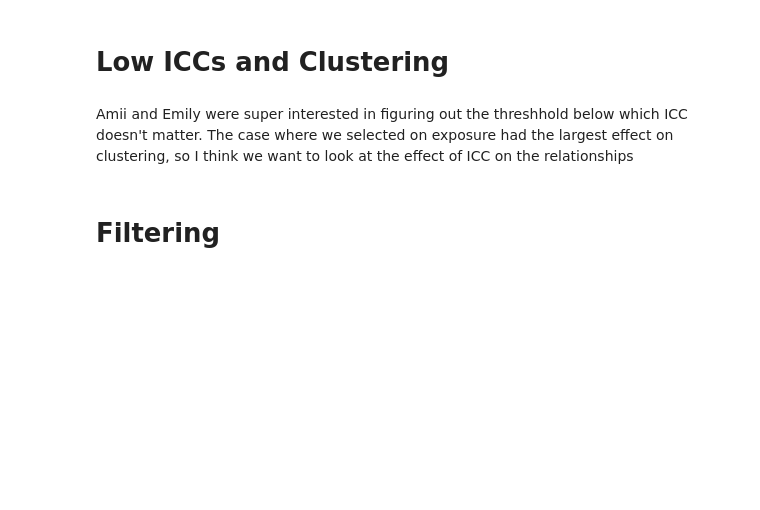
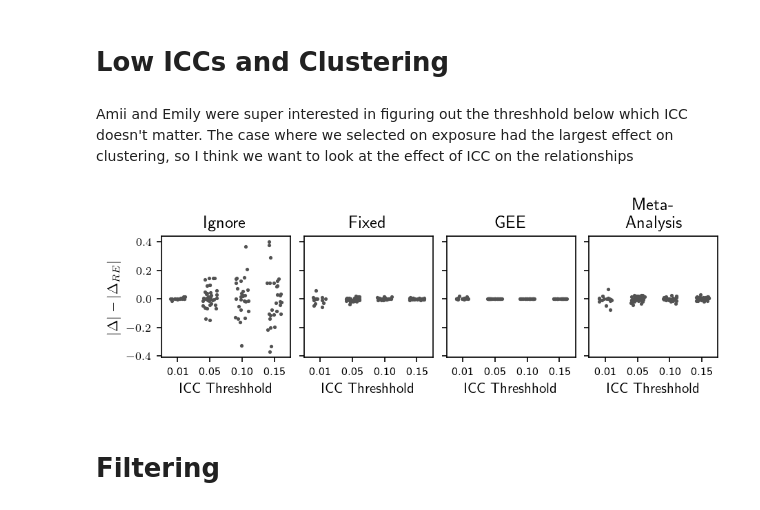
Before and after one commit to jwdebelius/theseus-autopsy, a Jupyter notebook: ipynb/Simulations.ipynb, the cells around one changed output. Cells and saved outputs as stored; diff of their text form; code cells hidden in the pictures; blank space fills up the shorter version.

```diff
--- a/ipynb/Simulations.ipynb
+++ b/ipynb/Simulations.ipynb
@@ -2221,20 +2148,22 @@ worst_case_lo_w['icc_cat'] = worst_case_lo_w['icc'].apply(
 # %%
 fig, axes = plt.subplots(1, 4, sharey=True,
                          dpi=150, constrained_layout=True, figsize=(6, 2))
 for i, (ax0, tech) in enumerate(zip(*(axes, ['ignore', 'fixed', 'gee', 'meta']))):
     sn.stripplot(x='icc_cat', y=tech, data=wc_from_lme,
                  marker='.', s=5, jitter=0.225, color='#525252',
                  ax=ax0)
-    ax0.set_ylabel('$|\\Delta| - |\\Delta_{LME}|$')
+    ax0.set_ylabel('$|\\Delta| - |\\Delta_{RE}|$')
     ax0.yaxis.get_label().set_visible(i == 0)
     ax0.yaxis.set_tick_params(left=True, labelleft=(i == 0), labelsize=8)
     ax0.set_xticks(np.arange(4))
     ax0.set_xticklabels(['0.01', '0.05', '0.10', '0.15'],
                        size=8)
     ax0.set_xlabel('ICC Threshhold')
     ax0.set_title(tidy_short.get(tech, tech.title()))
 
 fig
+# %% [output]
+[figure, added]
 # %% [markdown]
 # Filtering
 # %%
```
Also changed, not shown: parts of 32 cells of this notebook, 1 other file.
